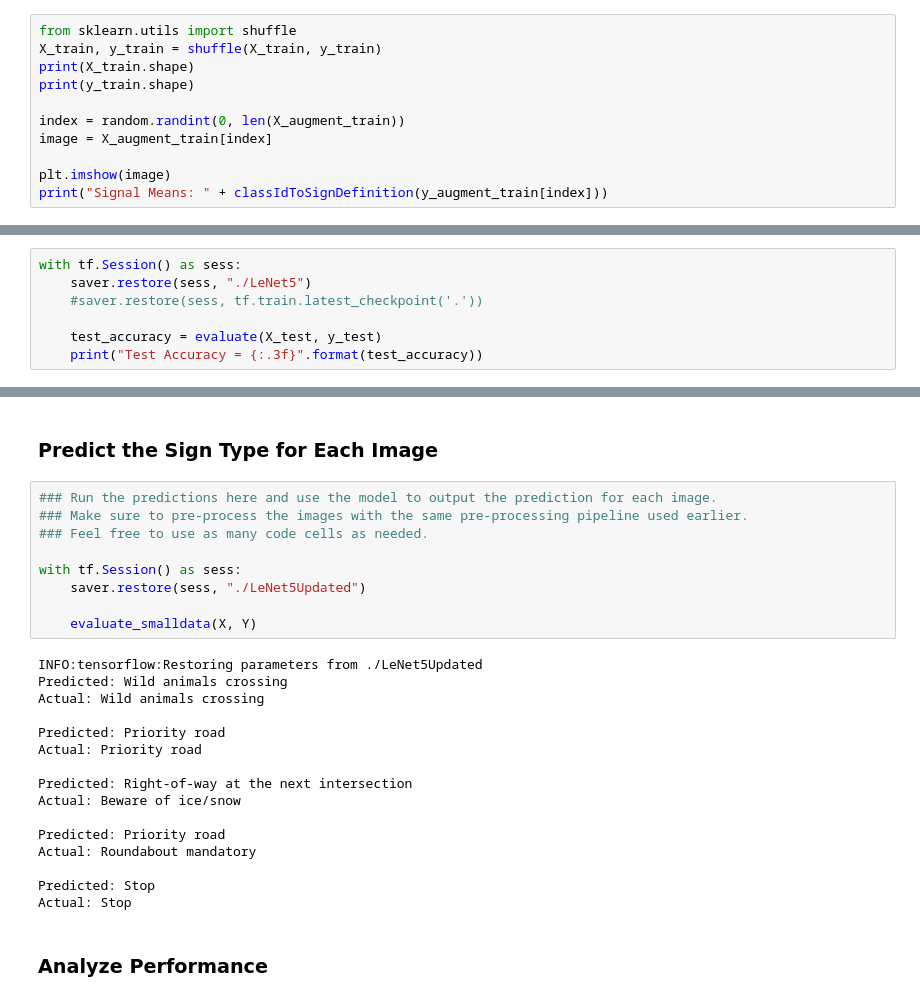
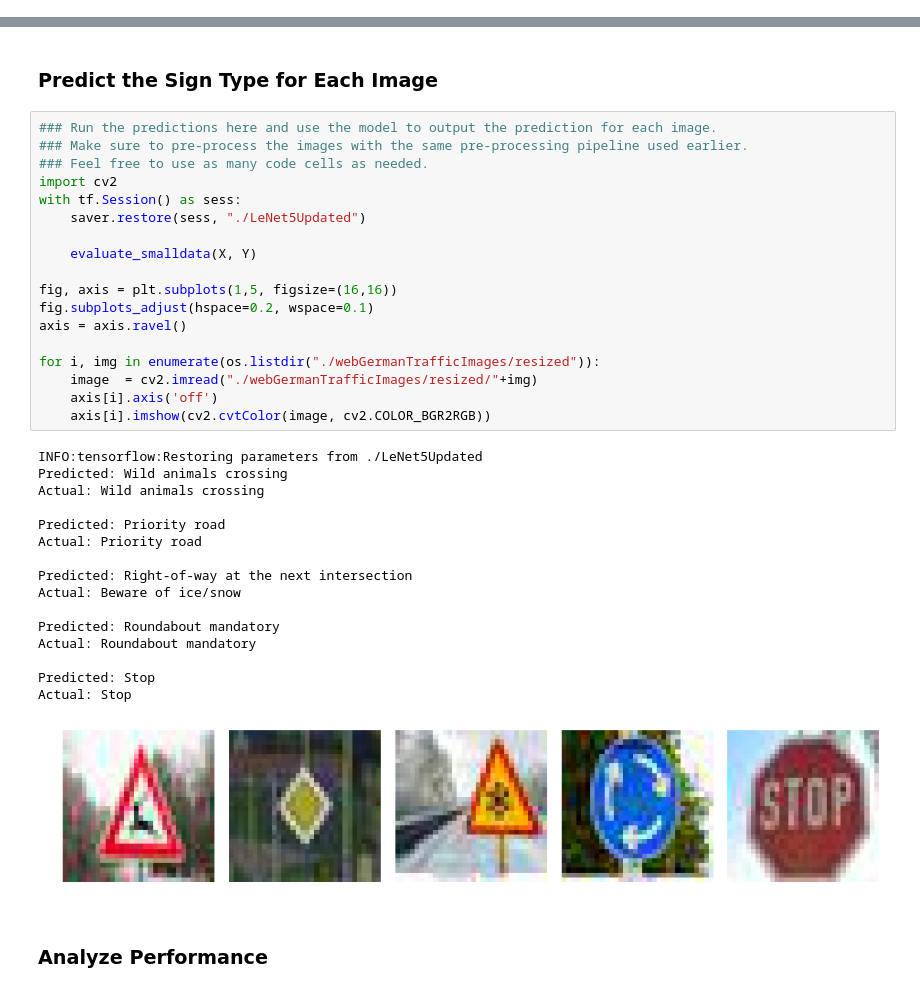
Before and after one commit to kushshukla24/P2_TrafficSignalClassifier, a Jupyter notebook: Traffic_Sign_Classifier.ipynb, the cells around one changed output, grey strips where cells are left out. Drawn from its saved outputs; the diff is of its cells as text.

```diff
--- a/Traffic_Sign_Classifier.ipynb
+++ b/Traffic_Sign_Classifier.ipynb
@@ -304,14 +293,3 @@ print(X_test.shape)
 (57028, 32, 32, 1)
 (4410, 32, 32, 1)
 (12630, 32, 32, 1)
-# %%
-from sklearn.utils import shuffle
-X_train, y_train = shuffle(X_train, y_train)
-print(X_train.shape)
-print(y_train.shape)
-
-index = random.randint(0, len(X_augment_train))
-image = X_augment_train[index]
-
-plt.imshow(image)
-print("Signal Means: " + classIdToSignDefinition(y_augment_train[index]))
@@ -517,9 +497,2 @@ Validation Accuracy = 0.966
 
 LeNet Model Saved
-# %%
-with tf.Session() as sess:
-    saver.restore(sess, "./LeNet5")
-    #saver.restore(sess, tf.train.latest_checkpoint('.'))
-
-    test_accuracy = evaluate(X_test, y_test)
-    print("Test Accuracy = {:.3f}".format(test_accuracy))
@@ -588,28 +558,38 @@ print(Y.shape)
 # %%
 ### Run the predictions here and use the model to output the prediction for each image.
 ### Make sure to pre-process the images with the same pre-processing pipeline used earlier.
 ### Feel free to use as many code cells as needed.
-
+import cv2
 with tf.Session() as sess:
     saver.restore(sess, "./LeNet5Updated")
 
     evaluate_smalldata(X, Y)
+
+fig, axis = plt.subplots(1,5, figsize=(16,16))
+fig.subplots_adjust(hspace=0.2, wspace=0.1)
+axis = axis.ravel()
+
+for i, img in enumerate(os.listdir("./webGermanTrafficImages/resized")):
+    image  = cv2.imread("./webGermanTrafficImages/resized/"+img)
+    axis[i].axis('off')
+    axis[i].imshow(cv2.cvtColor(image, cv2.COLOR_BGR2RGB))
 # %% [output]
 INFO:tensorflow:Restoring parameters from ./LeNet5Updated
 Predicted: Wild animals crossing
 Actual: Wild animals crossing
 
 Predicted: Priority road
 Actual: Priority road
 
 Predicted: Right-of-way at the next intersection
 Actual: Beware of ice/snow
 
-Predicted: Priority road
+Predicted: Roundabout mandatory
 Actual: Roundabout mandatory
 
 Predicted: Stop
 Actual: Stop
+[figure, added]
 # %% [markdown]
 ### Analyze Performance
 # %%
```
Also changed, not shown: parts of 17 cells of this notebook, 13 other files.
